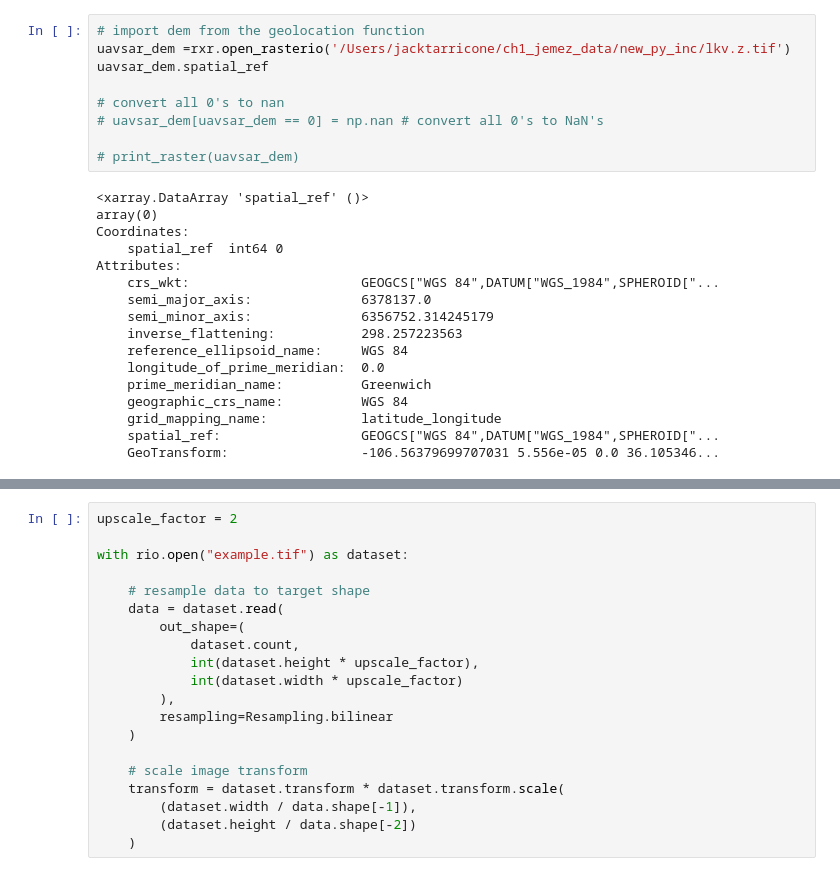
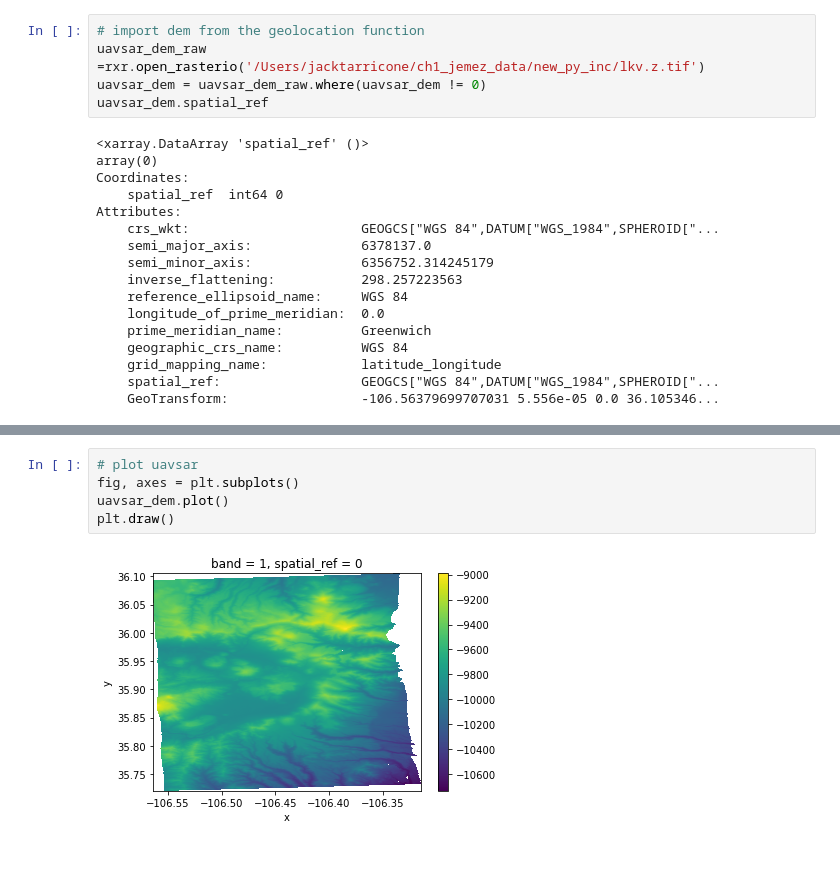
Before and after one commit to SnowEx/uavsar_snow, a Jupyter notebook: incidence_angle/fabdem_resample.ipynb, the cells around one changed output, grey strips where cells are left out. Cells and saved outputs as stored; diff of their text form.

```diff
--- a/incidence_angle/fabdem_resample.ipynb
+++ b/incidence_angle/fabdem_resample.ipynb
@@ -16,13 +19,9 @@ def print_raster(raster):
     )
 # %%
 # import dem from the geolocation function
-uavsar_dem =rxr.open_rasterio('/Users/jacktarricone/ch1_jemez_data/new_py_inc/lkv.z.tif')
+uavsar_dem_raw =rxr.open_rasterio('/Users/jacktarricone/ch1_jemez_data/new_py_inc/lkv.z.tif')
+uavsar_dem = uavsar_dem_raw.where(uavsar_dem != 0)
 uavsar_dem.spatial_ref
-
-# convert all 0's to nan
-# uavsar_dem[uavsar_dem == 0] = np.nan # convert all 0's to NaN's
-
-# print_raster(uavsar_dem)
 # %% [output]
 <xarray.DataArray 'spatial_ref' ()>
 array(0)
@@ -55,20 +63,7 @@ plt.imshow(fabdem)
-# %%
-upscale_factor = 2
-
-with rio.open("example.tif") as dataset:
-
-    # resample data to target shape
-    data = dataset.read(
-        out_shape=(
-            dataset.count,
-            int(dataset.height * upscale_factor),
-            int(dataset.width * upscale_factor)
-        ),
-        resampling=Resampling.bilinear
-    )
-
-    # scale image transform
-    transform = dataset.transform * dataset.transform.scale(
-        (dataset.width / data.shape[-1]),
-        (dataset.height / data.shape[-2])
-    )
+# %%
+# plot uavsar
+fig, axes = plt.subplots()
+uavsar_dem.plot()
+plt.draw()
+# %% [output]
+[figure, added]
```
Also changed, not shown: parts of 11 cells of this notebook.
